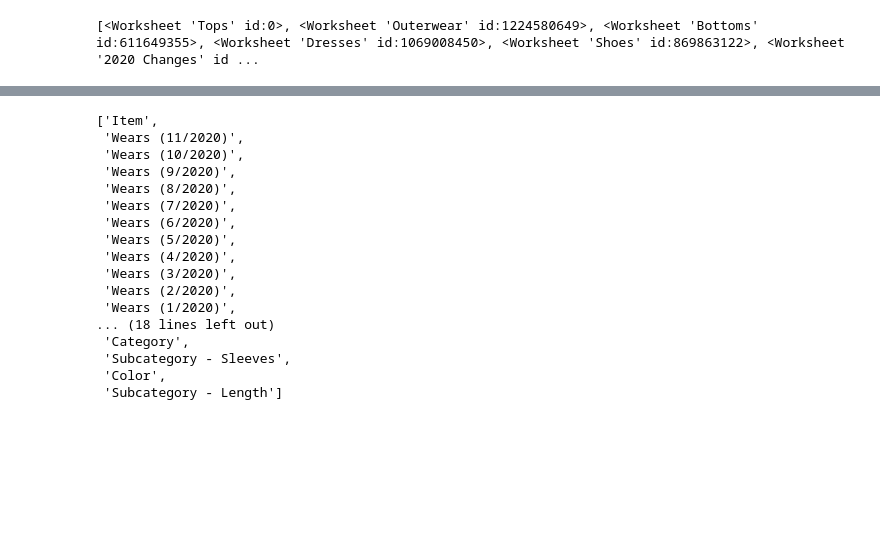
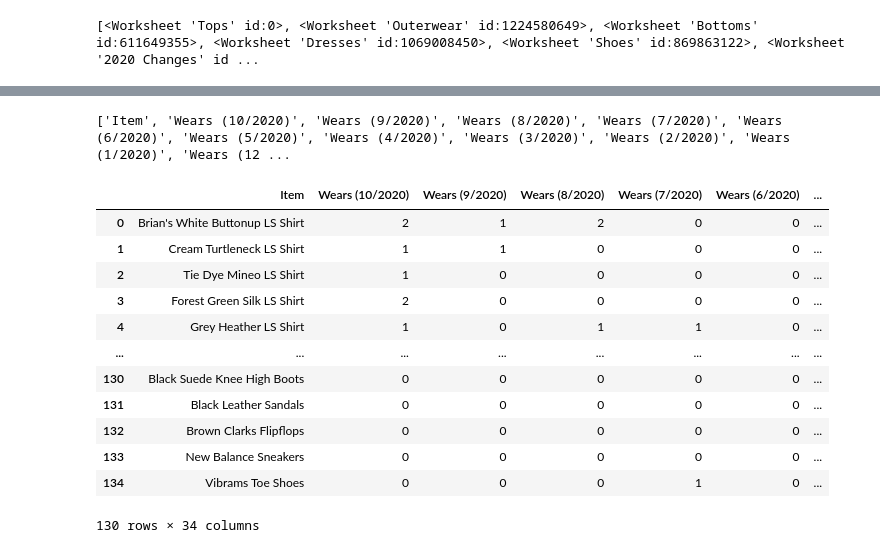
Before and after one commit to rebekahcallkacz/wardrobe-data-analysis, a Jupyter notebook: initial_data_and_process.ipynb, the cells around one changed output, grey strips where cells are left out. Saved outputs shown, nothing was run; the diff lists cells and outputs as text; code cells hidden in the pictures; blank space fills up the shorter version.

Commit message:
continued cleaning and formatting data

```diff
--- a/initial_data_and_process.ipynb
+++ b/initial_data_and_process.ipynb
@@ -197,21 +177,36 @@ wardrobe_df
 # %%
 # Pull list of column names and check for correct concatenation
-list(wardrobe_df.columns)
+column_names = list(wardrobe_df.columns)
+print(column_names)
 # %% [output]
-['Item',
- 'Wears (11/2020)',
- 'Wears (10/2020)',
- 'Wears (9/2020)',
- 'Wears (8/2020)',
- 'Wears (7/2020)',
- 'Wears (6/2020)',
- 'Wears (5/2020)',
- 'Wears (4/2020)',
- 'Wears (3/2020)',
- 'Wears (2/2020)',
- 'Wears (1/2020)',
-... (18 lines left out)
- 'Category',
- 'Subcategory - Sleeves',
- 'Color',
- 'Subcategory - Length']
+['Item', 'Wears (10/2020)', 'Wears (9/2020)', 'Wears (8/2020)', 'Wears (7/2020)', 'Wears (6/2020)', 'Wears (5/2020)', 'Wears (4/2020)', 'Wears (3/2020)', 'Wears (2/2020)', 'Wears (1/2020)', 'Wears (12 ...
+# %%
+# Convert columns to correct type
+
+# Determine columns that include wear counts
+wear_cols = []
+
+for col_name in column_names:
+    if 'Wears' in col_name:
+        wear_cols.append(col_name)
+
+# Convert data to correct types
+wardrobe_df[wear_cols].apply(pd.to_numeric)
+wardrobe_df[['Cost', 'Repairs/Tailoring']].apply(pd.to_numeric)
+wardrobe_df['Date Acquired'].apply(pd.to_datetime)
+
+wardrobe_df
+# %% [output]
+|  | Item | Wears (10/2020) | Wears (9/2020) | Wears (8/2020) | Wears (7/2020) | Wears (6/2020) | ... |
+| 0 | Brian's White Buttonup LS Shirt | 2 | 1 | 2 | 0 | 0 | ... |
+| 1 | Cream Turtleneck LS Shirt | 1 | 1 | 0 | 0 | 0 | ... |
+| 2 | Tie Dye Mineo LS Shirt | 1 | 0 | 0 | 0 | 0 | ... |
+| 3 | Forest Green Silk LS Shirt | 2 | 0 | 0 | 0 | 0 | ... |
+| 4 | Grey Heather LS Shirt | 1 | 0 | 1 | 1 | 0 | ... |
+| ... | ... | ... | ... | ... | ... | ... | ... |
+| 130 | Black Suede Knee High Boots | 0 | 0 | 0 | 0 | 0 | ... |
+| 131 | Black Leather Sandals | 0 | 0 | 0 | 0 | 0 | ... |
+| 132 | Brown Clarks Flipflops | 0 | 0 | 0 | 0 | 0 | ... |
+| 133 | New Balance Sneakers | 0 | 0 | 0 | 0 | 0 | ... |
+| 134 | Vibrams Toe Shoes | 0 | 0 | 0 | 1 | 0 | ... |
+130 rows × 34 columns
```
Also changed, not shown: parts of 10 cells of this notebook, 1 other file.
